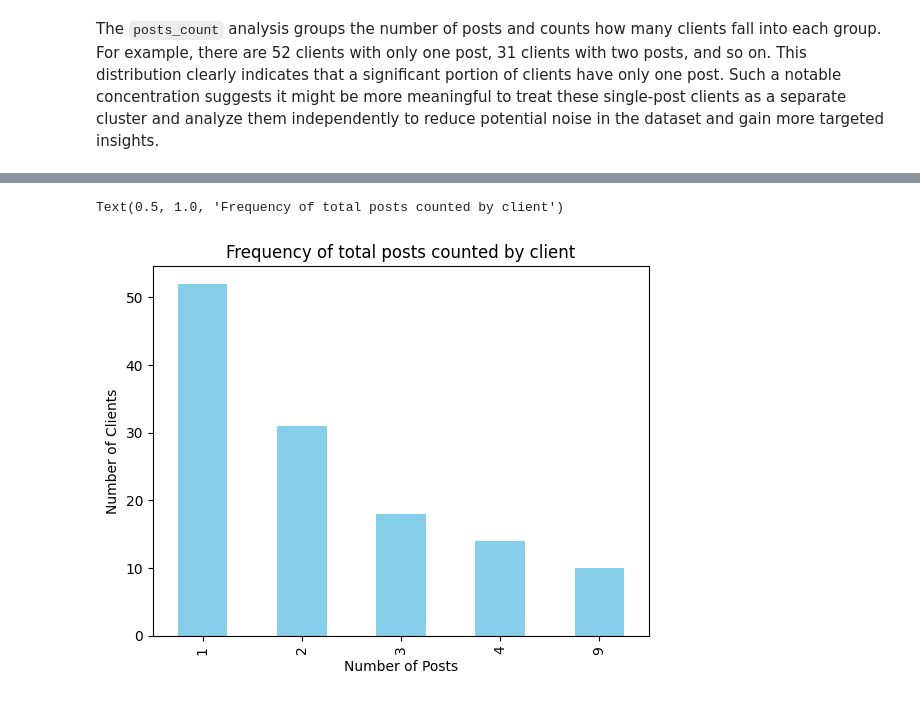
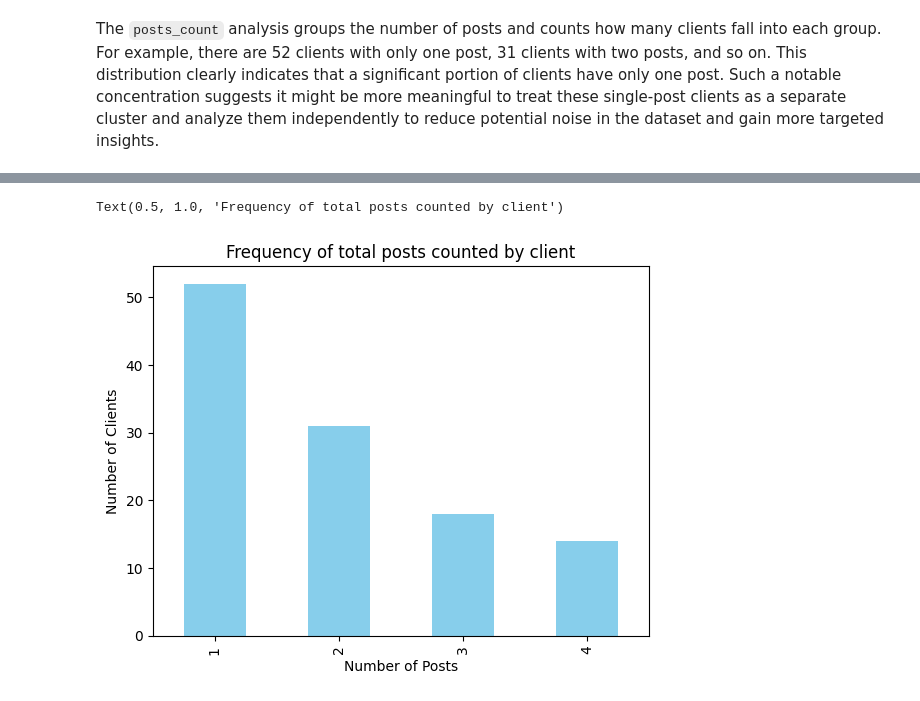
Before and after one commit to alterism/mastodon-alt-text, a Jupyter notebook: introduction_data_science_project.ipynb, the cells around one changed output, grey strips where cells are left out. Drawn from its saved outputs; the diff is of its cells as text; code cells hidden in the pictures.

```diff
--- a/introduction_data_science_project.ipynb
+++ b/introduction_data_science_project.ipynb
@@ -325,8 +326,6 @@ Comparing this with the entire data set:
 we want to count how many clients have the same number of posts.
 '''
 posts = data['posts'].value_counts().sort_index()
-# Filter out post counts with less than 10 clients
-posts = posts[posts >= 10]
 posts
 # %% [output]
 posts
@@ -339,12 +359,18 @@ Name: count, dtype: int64
 # %%
+## Let's take a closer look : Filter out post counts with less than 4 posts, based on the data it still be a higher number of clients for those.
+posts = posts[(posts.index >= 1) & (posts.index <= 4)]
+
+# Ensure the values are numeric
+posts.astype(int)
+
 # Create a bar plot
 plt.figure()
 posts.plot(kind='bar', color='skyblue')
 
 # Add labels and title
 plt.xlabel('Number of Posts')
 plt.ylabel('Number of Clients')
 plt.title('Frequency of total posts counted by client')
 # %% [output]
 Text(0.5, 1.0, 'Frequency of total posts counted by client')
-[figure, old version]
+[figure, new version]
```
Also changed, not shown: parts of 12 cells of this notebook.
